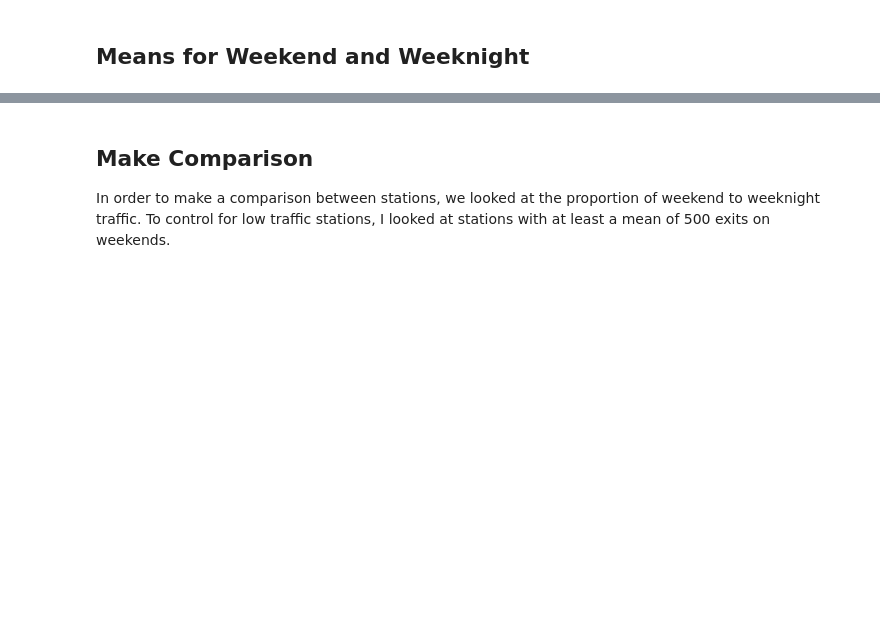
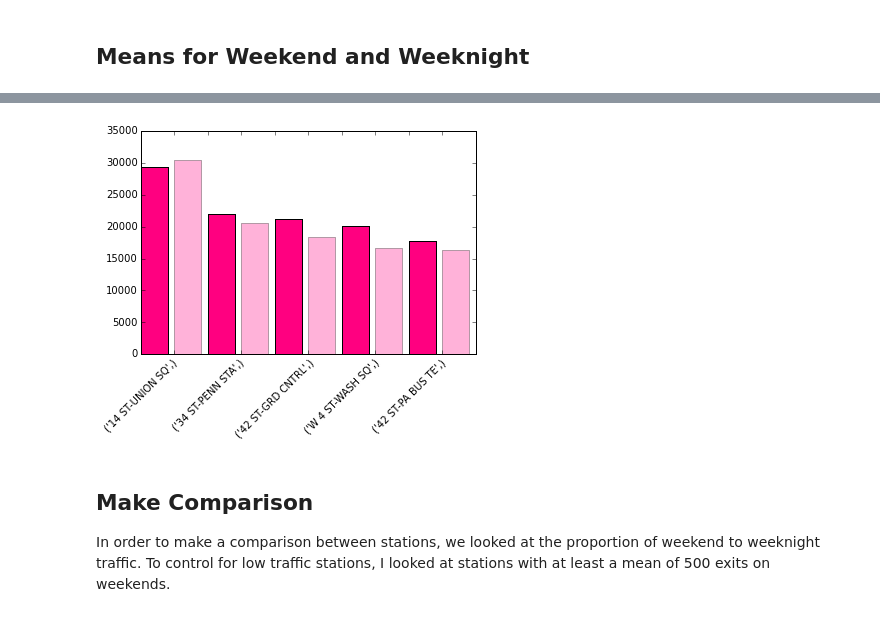
Before and after one commit to emschuch/MTA_Turnstile_Data, a Jupyter notebook: 01_benson/benson_project.ipynb, the cells around one changed output, grey strips where cells are left out. Saved outputs shown, nothing was run; the diff lists cells and outputs as text; code cells hidden in the pictures; blank space fills up the shorter version.

```diff
--- a/01_benson/benson_project.ipynb
+++ b/01_benson/benson_project.ipynb
@@ -167,20 +187,18 @@ datetime.datetime(2015, 4, 30, 3, 0)
 def filter_for_night(dct):
     d = {turnstile: [(time, count)
                      for (time, count) in rows
-                     if time.hour <= 4 or time.hour >= 20]
+                     if time.hour <= 4 or time.hour > 20]
          for turnstile, rows in dct.items()}
     return d
 
-nighttime_counts = filter_for_night(datetime_counts)
+nighttime_counts = filter_for_night(reassigned_day_counts)
 # %%
 # nighttime_counts.items()[0]
 # %%
 def filter_weeknight(dct):
     d = {turnstile: [(time, count)
                      for (time, count) in rows
-                     if (time.weekday() == 0 and time.hour >= 20)
-                     or 0 < time.weekday() < 3
-                     or (time.weekday() == 3 and time.hour <=4)]
+                     if 0 <= time.weekday() < 3]
          for turnstile, rows in dct.items()}
     return d
 
@@ -191,9 +209,7 @@ weeknight_counts = filter_weeknight(nighttime_counts)
 def filter_weekend(dct):
     d = {turnstile: [(time, count)
                      for (time, count) in rows
-                     if (time.weekday() == 4 and time.hour >= 20)
-                     or time.weekday() == 5
-                     or (time.weekday() == 6 and time.hour <=4)]
+                     if time.weekday() == 4 or time.weekday() == 5]
          for turnstile, rows in dct.items()}
     return d
 
@@ -511,3 +516,20 @@ WEEKEND: [(('34 ST-PENN STA',), 17425.19230769231), (('42 ST-TIMES SQ',), 15043.
+# %%
+data1 = [count for station, count in sort_by_value(weeknight_means)[:5]]
+data2 = [count for station, count in sort_by_value(weekend_means)[:5]]
+
+stations = []
+
+for station, count in sort_by_value(weekend_means)[:5]:
+    stations.append(station)
+    stations.append('')
+
+
+plt.bar(np.arange(5) * 2, data1, color = '#ff0080')
+plt.bar(np.arange(5) * 2 + 1, data2, color = '#ff0080', alpha= 0.3)
+plt.xticks(np.arange(len(stations)), stations, rotation = 45)
+plt.savefig('mtabar.png')
+# %% [output]
+[figure, added]
 # %% [markdown]
 ## Make Comparison
 In order to make a comparison between stations, we looked at the proportion of weekend to weeknight traffic. To control for low traffic stations, I looked at stations with at least a mean of 500 exits on weekends.
```
Also changed, not shown: parts of 28 cells of this notebook.
